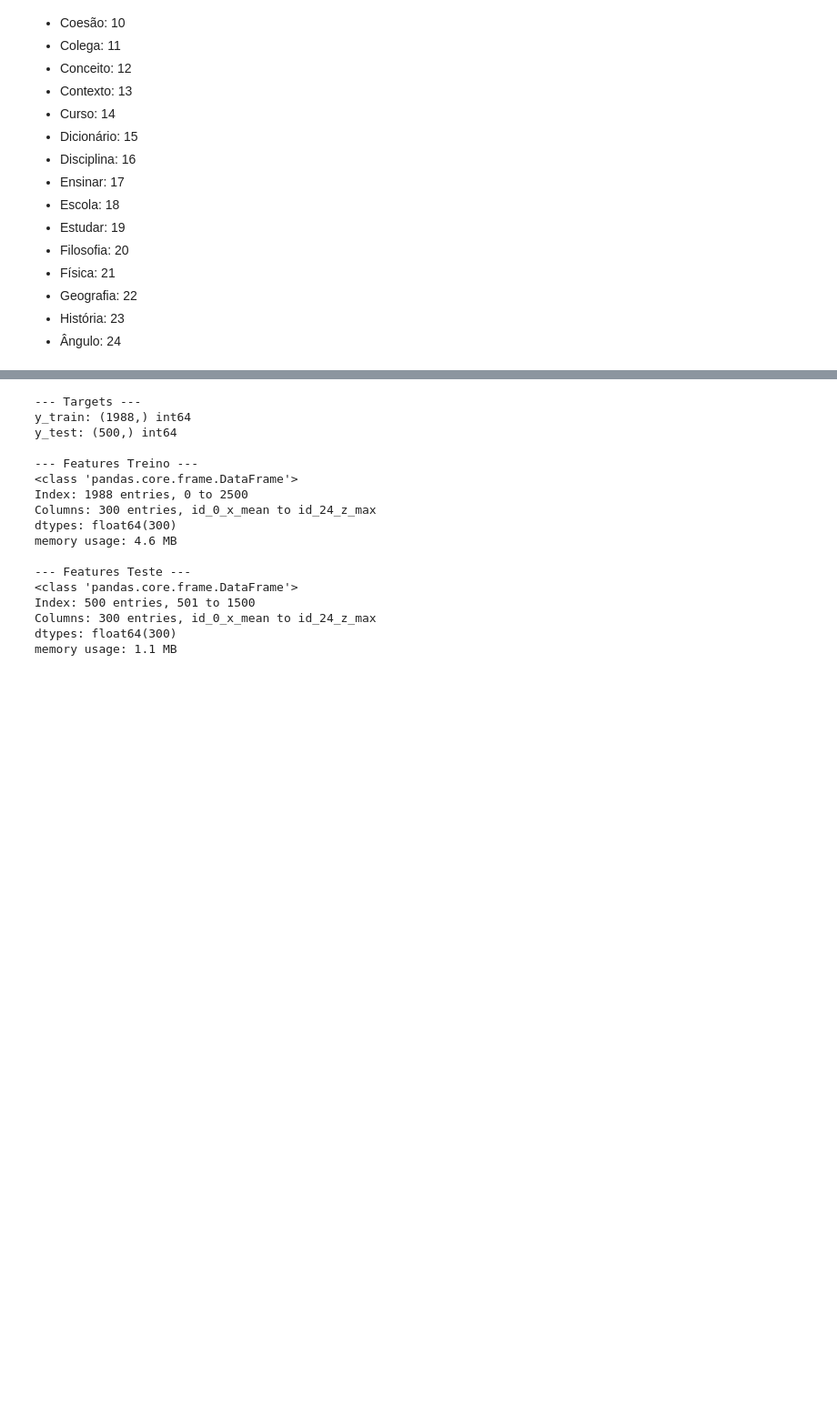
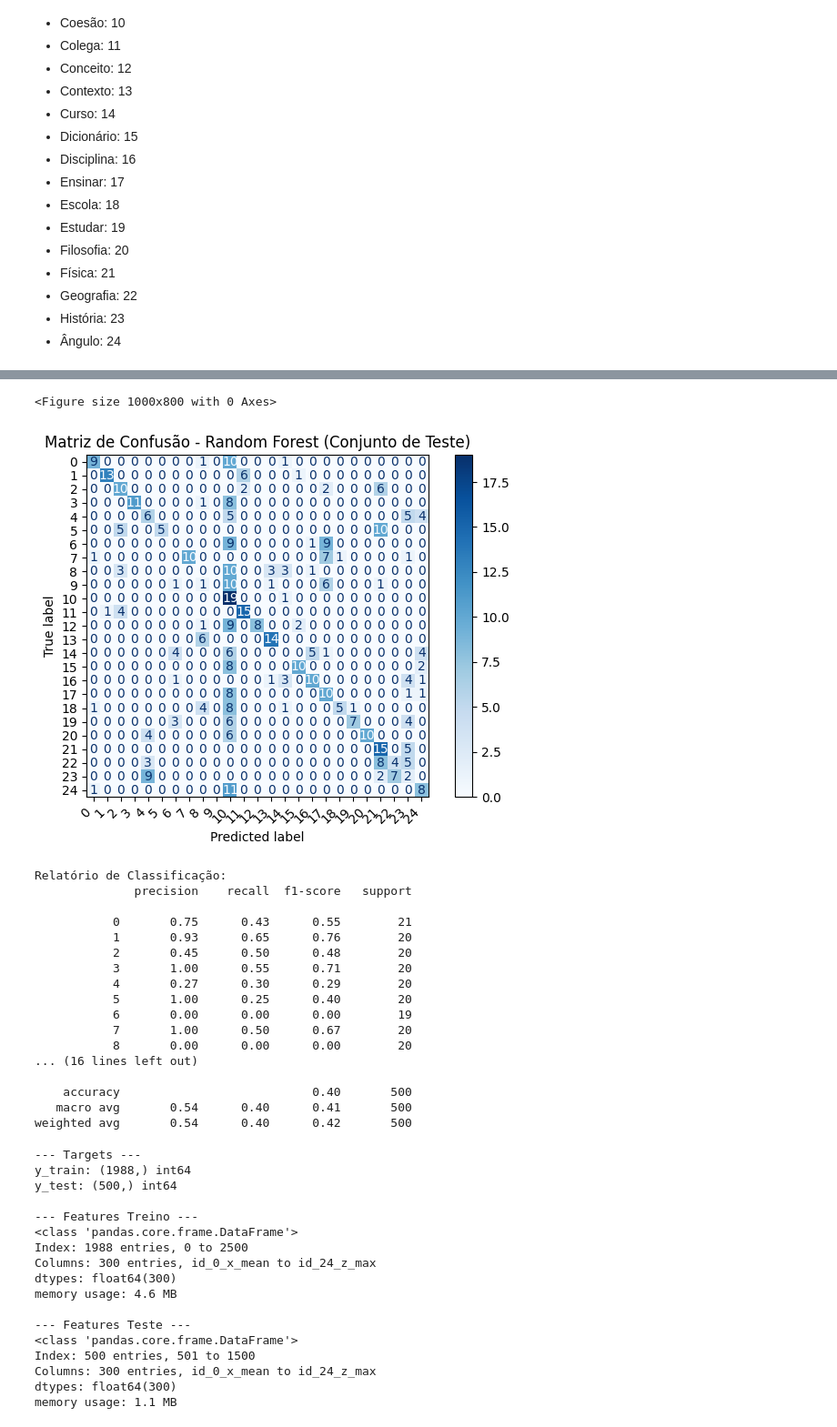
Before and after one commit to Felipe-lim/prova_ml, a Jupyter notebook: notebooks/01_classificacao.ipynb, the cells around one changed output, grey strips where cells are left out. Shown: that part at 91% size. Saved outputs shown, nothing was run; the diff lists cells and outputs as text; code cells hidden in the pictures; blank space fills up the shorter version.

Commit message:
test: RF

```diff
--- a/notebooks/01_classificacao.ipynb
+++ b/notebooks/01_classificacao.ipynb
@@ -406,9 +359,7 @@ resultados = backup_resultados.copy()
 ### Separar features e target
 ### Separando train e test sets
 # %%
-from sklearn.preprocessing import LabelEncoder, StandardScaler
-from sklearn.compose import ColumnTransformer
-import pandas as pd
+
 
 # Definindo coluna alvo
 TARGET_COL = 'sinal'
@@ -425,7 +376,7 @@ feature_cols = [c for c in resultados.columns if c not in [TARGET_COL, 'interpre
 X = resultados[feature_cols].copy()
 
 # Definindo intérpretes que vão para o conjunto de teste
-test_interpretes = ['Cecilia', 'Everton']
+test_interpretes = ['Dannubia', 'Cecilia']
 
 # Criando máscara de teste/treino
 mask_test = resultados['interprete'].isin(test_interpretes)
@@ -535,3 +507,42 @@ F1-score no conjunto de teste: 0.1096
+# %%
+
+
+
+# Calcular a matriz de confusão
+cm = confusion_matrix(y_test, y_pred)
+
+# Plotar a matriz de confusão
+plt.figure(figsize=(10, 8))
+disp = ConfusionMatrixDisplay(confusion_matrix=cm, display_labels=pipeline.classes_)
+disp.plot(cmap='Blues', values_format='d')
+plt.title('Matriz de Confusão - Random Forest (Conjunto de Teste)')
+plt.xticks(rotation=45, ha='right')
+plt.tight_layout()
+plt.show()
+
+# Exibir relatório de classificação detalhado
+print("\nRelatório de Classificação:")
+print(classification_report(y_test, y_pred))
+# %% [output]
+<Figure size 1000x800 with 0 Axes>
+[figure, added]
+Relatório de Classificação:
+              precision    recall  f1-score   support
+
+           0       0.75      0.43      0.55        21
+           1       0.93      0.65      0.76        20
+           2       0.45      0.50      0.48        20
+           3       1.00      0.55      0.71        20
+           4       0.27      0.30      0.29        20
+           5       1.00      0.25      0.40        20
+           6       0.00      0.00      0.00        19
+           7       1.00      0.50      0.67        20
+           8       0.00      0.00      0.00        20
+... (16 lines left out)
+
+    accuracy                           0.40       500
+   macro avg       0.54      0.40      0.41       500
+weighted avg       0.54      0.40      0.42       500
 # %%
 print("\n--- Targets ---")
 print("y_train:", y_train.shape, y_train.dtype)
```
Also changed, not shown: parts of 14 cells of this notebook.
